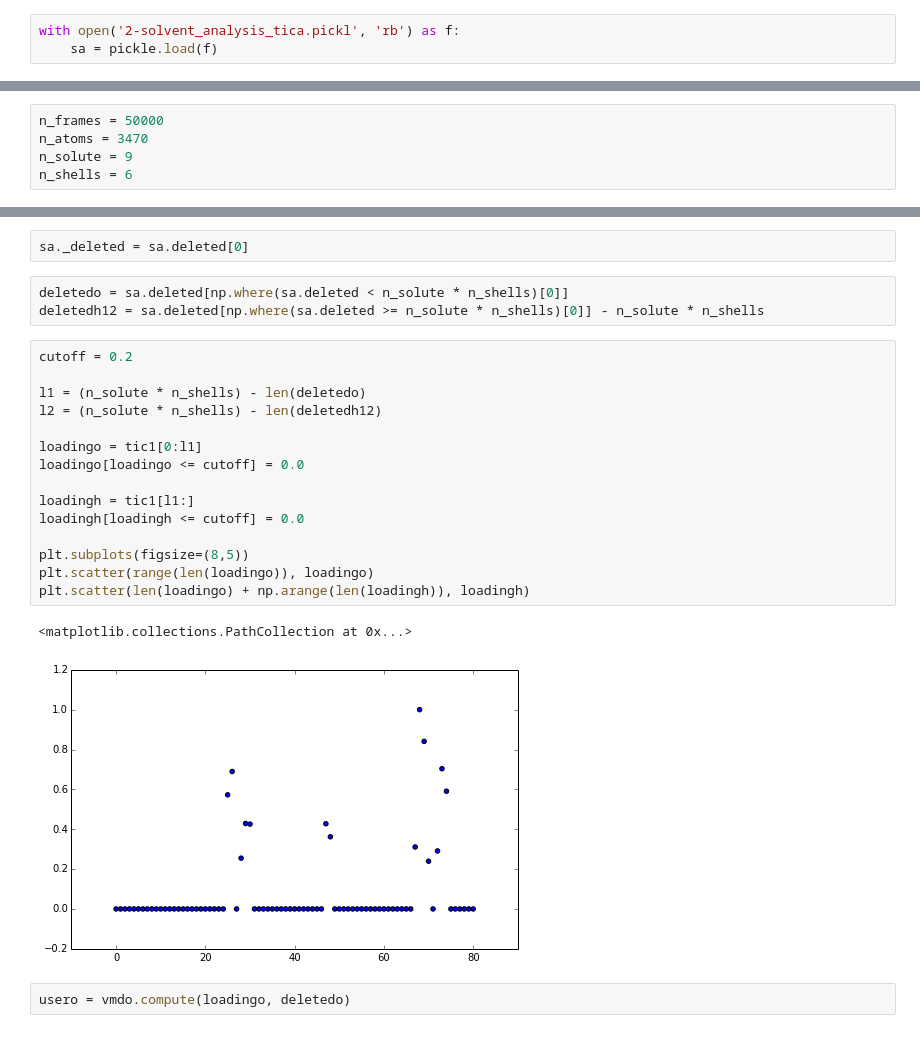
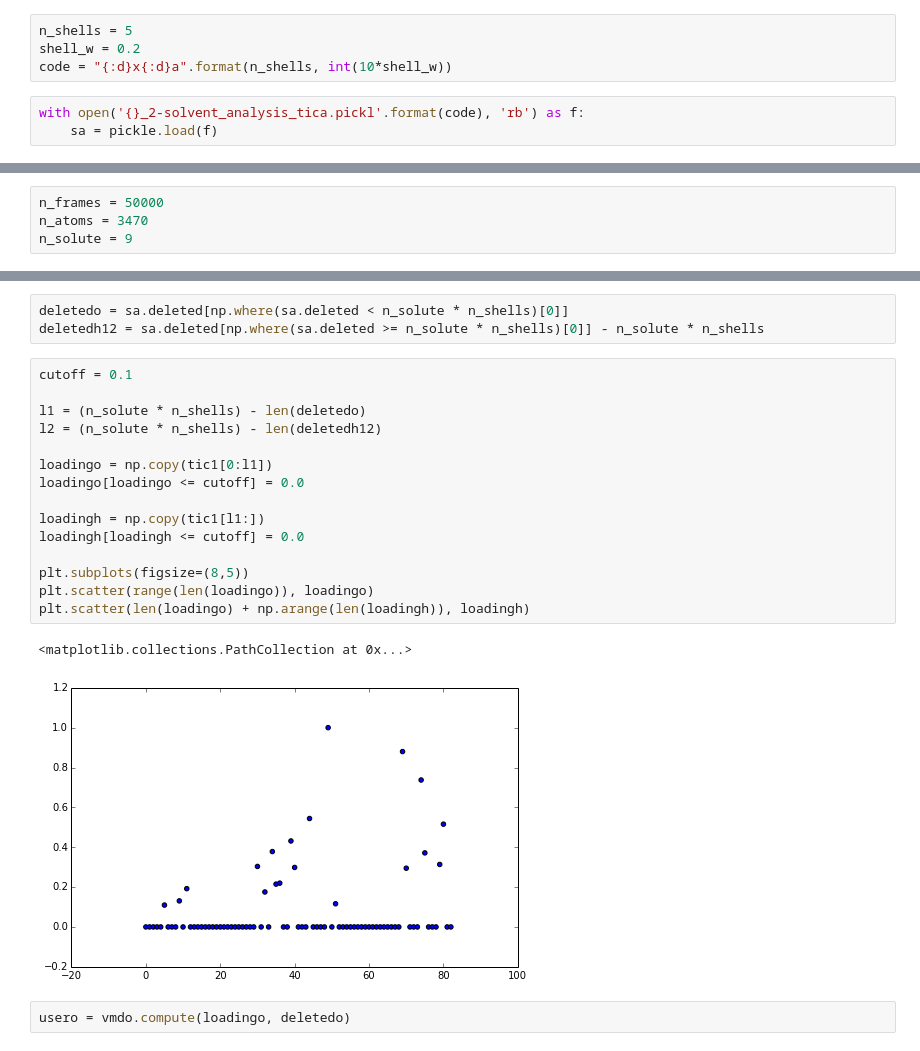
Before and after one commit to mpharrigan/wetmsm, a Jupyter notebook: ipython/ala_water/3-ala_water_vmd.ipynb, the cells around one changed output, grey strips where cells are left out. Drawn from its saved outputs; the diff is of its cells as text.

```diff
--- a/ipython/ala_water/3-ala_water_vmd.ipynb
+++ b/ipython/ala_water/3-ala_water_vmd.ipynb
@@ -9,8 +9,12 @@ import tables
 cd ~/implement/wetmsm/ala-2
 # %% [output]
 /home/harrigan/implement/wetmsm/ala-2
+# %%
+n_shells = 5
+shell_w = 0.2
+code = "{:d}x{:d}a".format(n_shells, int(10*shell_w))
 # %%
-with open('2-solvent_analysis_tica.pickl', 'rb') as f:
+with open('{}_2-solvent_analysis_tica.pickl'.format(code), 'rb') as f:
     sa = pickle.load(f)
 # %%
 tic1 = sa.tica.components_[0] ** 2
@@ -42,36 +46,33 @@ cd ~/implement/wetmsm/ala-2/
 n_frames = 50000
 n_atoms = 3470
 n_solute = 9
-n_shells = 6
 # %%
 vmdo = vmd_write.VMDWriter(assn=assno, solvent_ind=o_solvent, n_frames=n_frames, n_atoms=n_atoms,
                 n_solute=n_solute, n_shells=n_shells)
 
 vmdh = vmd_write.VMDWriter(assn=assnh12, solvent_ind=h12_solvent, n_frames=n_frames, n_atoms=n_atoms,
                 n_solute=n_solute, n_shells=n_shells)
-# %%
-sa._deleted = sa.deleted[0]
 # %%
 deletedo = sa.deleted[np.where(sa.deleted < n_solute * n_shells)[0]]
 deletedh12 = sa.deleted[np.where(sa.deleted >= n_solute * n_shells)[0]] - n_solute * n_shells
 # %%
-cutoff = 0.2
+cutoff = 0.1
 
 l1 = (n_solute * n_shells) - len(deletedo)
 l2 = (n_solute * n_shells) - len(deletedh12)
 
-loadingo = tic1[0:l1]
+loadingo = np.copy(tic1[0:l1])
 loadingo[loadingo <= cutoff] = 0.0
 
-loadingh = tic1[l1:]
+loadingh = np.copy(tic1[l1:])
 loadingh[loadingh <= cutoff] = 0.0
 
 plt.subplots(figsize=(8,5))
 plt.scatter(range(len(loadingo)), loadingo)
 plt.scatter(len(loadingo) + np.arange(len(loadingh)), loadingh)
 # %% [output]
 <matplotlib.collections.PathCollection at 0x...>
-[figure, old version]
+[figure, new version]
 # %%
 usero = vmdo.compute(loadingo, deletedo)
 # %%
```
Also changed, not shown: parts of 4 cells of this notebook, 2 other files.
